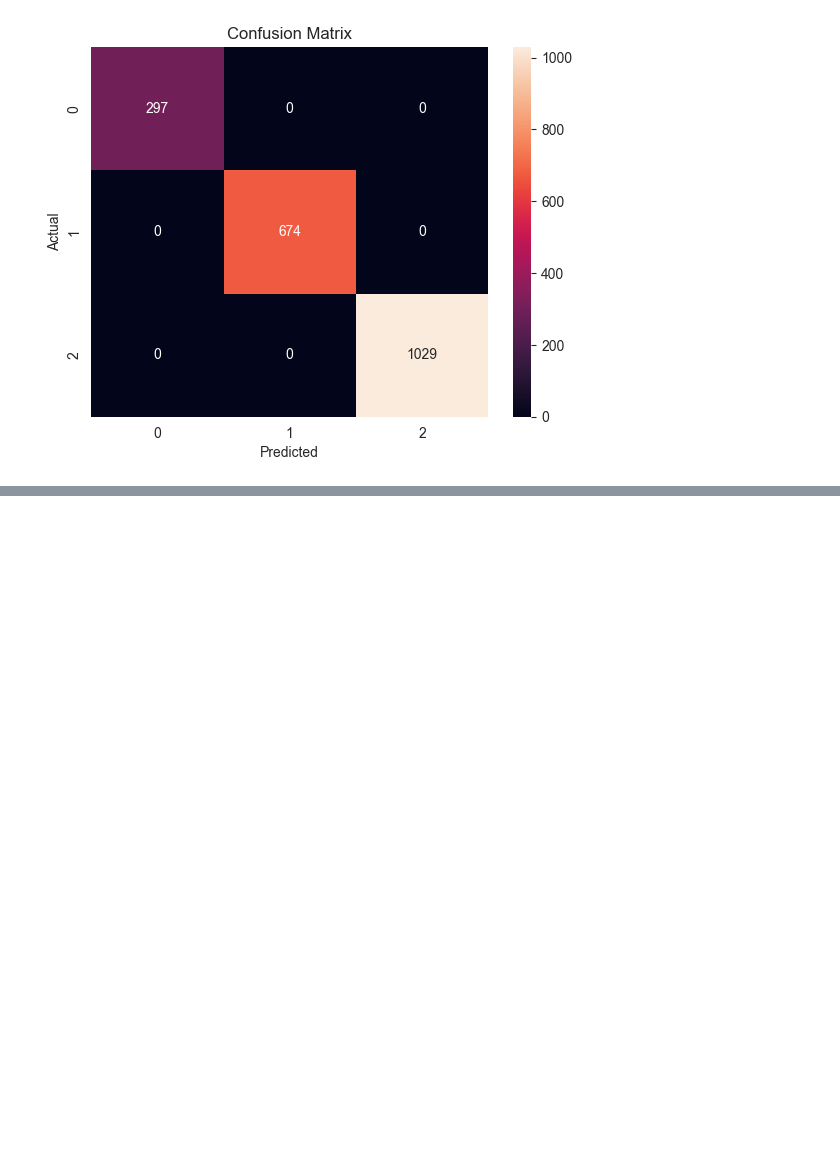
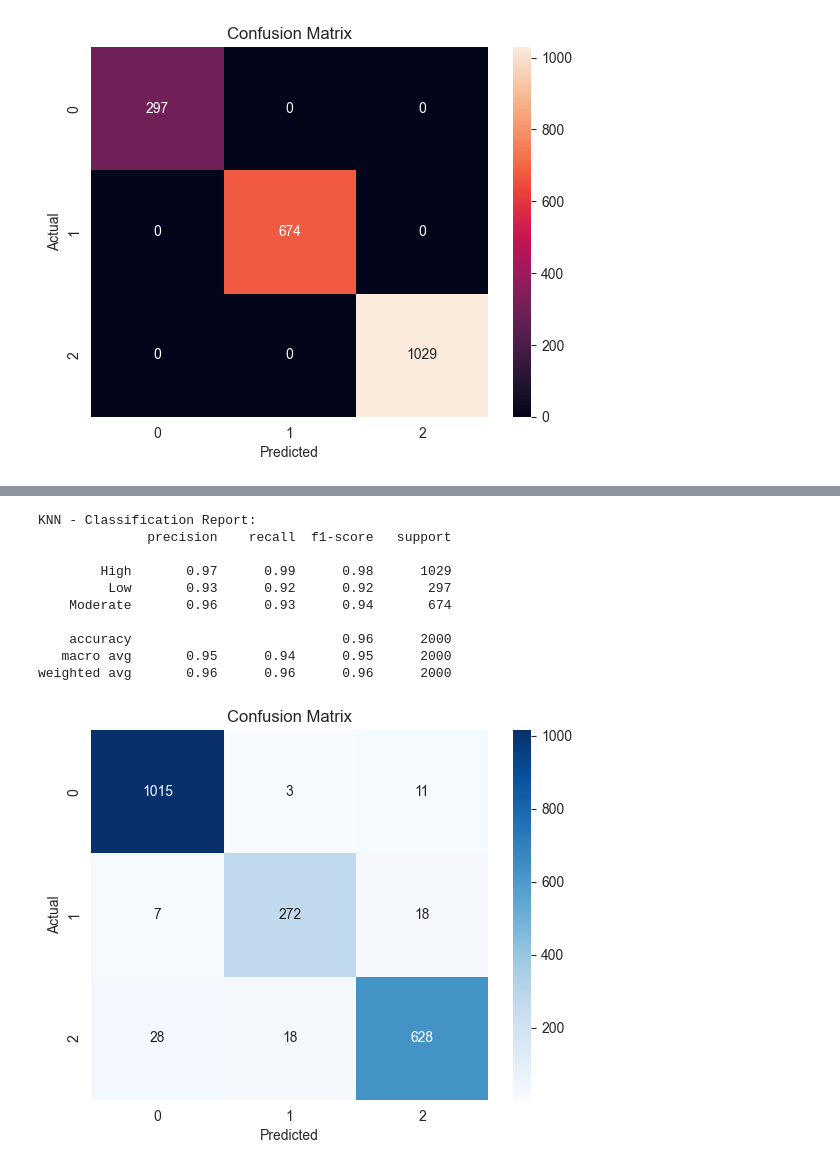
Before and after one commit to PabloGC1908/stress-predict, a Jupyter notebook: backend/ml-service/model/stress_eda.ipynb, the cells around one changed output, grey strips where cells are left out. Saved outputs shown, nothing was run; the diff lists cells and outputs as text; code cells hidden in the pictures; blank space fills up the shorter version.

```diff
--- a/backend/ml-service/model/stress_eda.ipynb
+++ b/backend/ml-service/model/stress_eda.ipynb
@@ -185,0 +231,19 @@ plt.show()
+# %%
+from sklearn.neighbors import KNeighborsClassifier
+
+knn_model = KNeighborsClassifier(n_neighbors=5)
+knn_model.fit(X_train, y_train)
+print("KNN - Classification Report:")
+evaluate_model(knn_model, X_test, y_test)
+# %% [output]
+KNN - Classification Report:
+              precision    recall  f1-score   support
+
+        High       0.97      0.99      0.98      1029
+         Low       0.93      0.92      0.92       297
+    Moderate       0.96      0.93      0.94       674
+
+    accuracy                           0.96      2000
+   macro avg       0.95      0.94      0.95      2000
+weighted avg       0.96      0.96      0.96      2000
+[figure, added]
```
Also changed, not shown: parts of 6 cells of this notebook, 2 other files.
